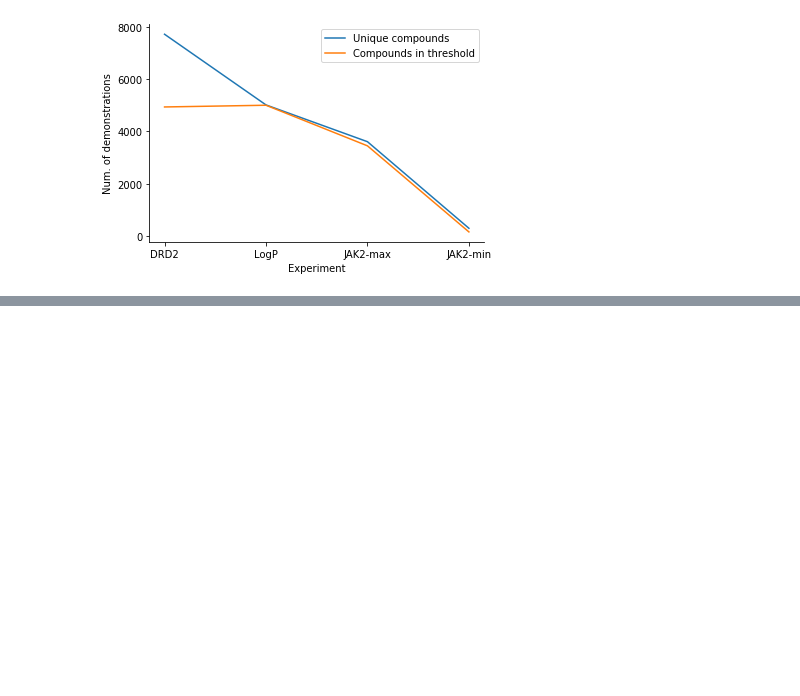
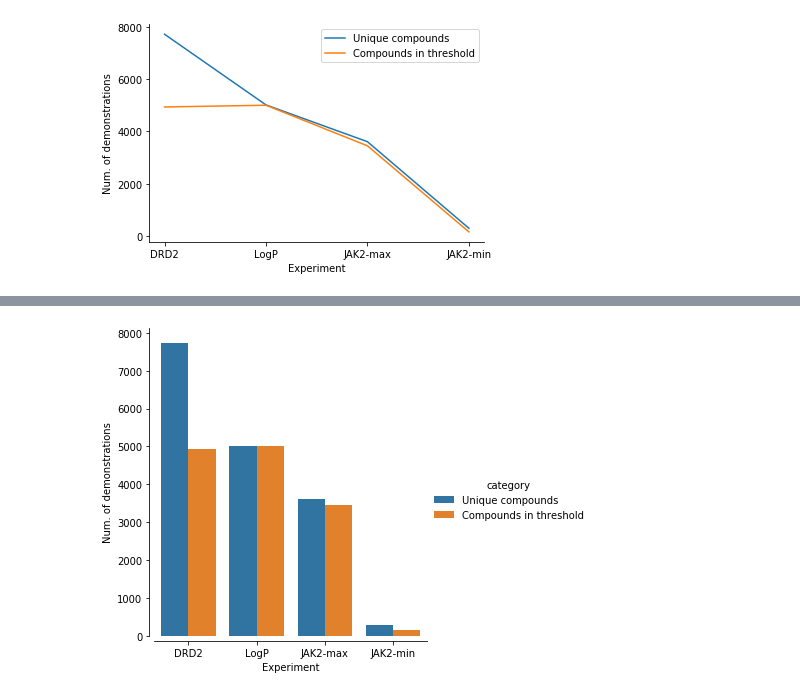
Before and after one commit to bbrighttaer/irelease, a Jupyter notebook: proj/notebooks/demo_sizes.ipynb, the cells around one changed output, grey strips where cells are left out. Cells and saved outputs as stored; diff of their text form; code cells hidden in the pictures; blank space fills up the shorter version.

Commit message:
changed line chart to bar chart for demo data sizes

```diff
--- a/proj/notebooks/demo_sizes.ipynb
+++ b/proj/notebooks/demo_sizes.ipynb
@@ -15,3 +16,11 @@ sns.despine()
 plt.savefig('demo_sizes.pdf')
 # %% [output]
 [figure]
+# %%
+df = pd.DataFrame({'x':[1,2,3,4,5,6,7,8],
+                   'exp':['DRD2','LogP','JAK2-max','JAK2-min','DRD2','LogP','JAK2-max','JAK2-min'],
+                   'category':['Unique compounds','Unique compounds','Unique compounds','Unique compounds',
+                              'Compounds in threshold','Compounds in threshold','Compounds in threshold',
+                               'Compounds in threshold'],
+                  'y':[7732, 5019, 3608, 285, 4941, 5007, 3449, 145]})
+df.head(10)
@@ -17,0 +37,8 @@ plt.savefig('demo_sizes.pdf')
+# %%
+sns.catplot(x="exp", y="y", hue="category", kind="bar", data=df);
+plt.xlabel('Experiment')
+plt.ylabel('Num. of demonstrations')
+sns.despine(offset=5)
+plt.savefig('demo_sizes.eps')
+# %% [output]
+[figure, added]
```
Also changed, not shown: parts of 2 cells of this notebook, 2 other files.
